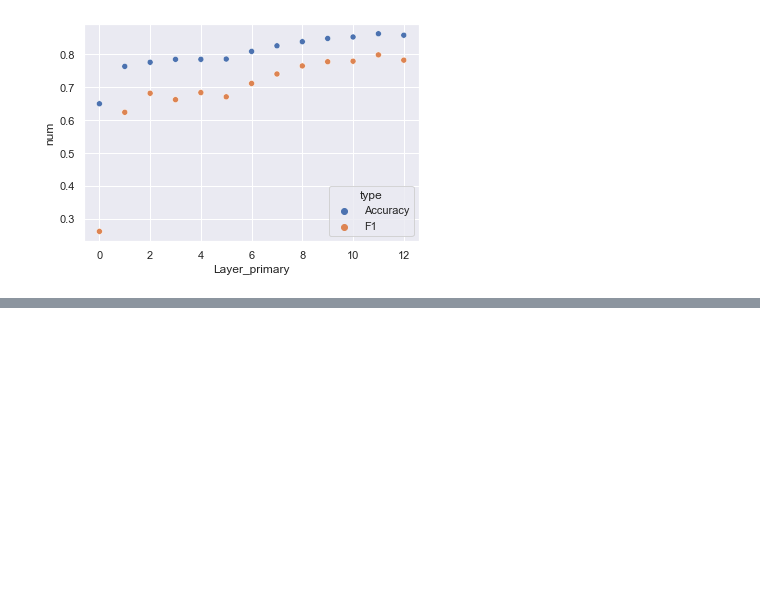
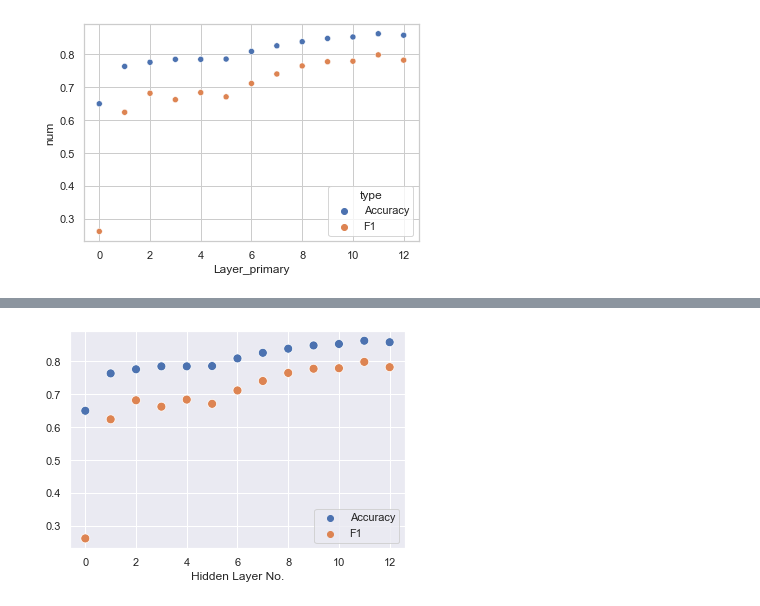
Before and after one commit to frankliu-x/w266_final_project, a Jupyter notebook: report_charts/charts.ipynb, the cells around one changed output, grey strips where cells are left out. Drawn from its saved outputs; the diff is of its cells as text; code cells hidden in the pictures; blank space fills up the shorter version.

```diff
--- a/report_charts/charts.ipynb
+++ b/report_charts/charts.ipynb
@@ -58,0 +68,8 @@ sns.scatterplot(data=df_all, x="Layer_primary", y="num", hue="type")
+# %%
+sns.set_style("darkgrid")
+ax = sns.scatterplot(data=df_all, x="Layer_primary", y="num", hue="type", s=80)
+ax.set(xlabel='Hidden Layer No.', ylabel='')
+ax.legend()
+plt.show()
+# %% [output]
+[figure, added]
```
Also changed, not shown: parts of 4 cells of this notebook, 2 other files.
